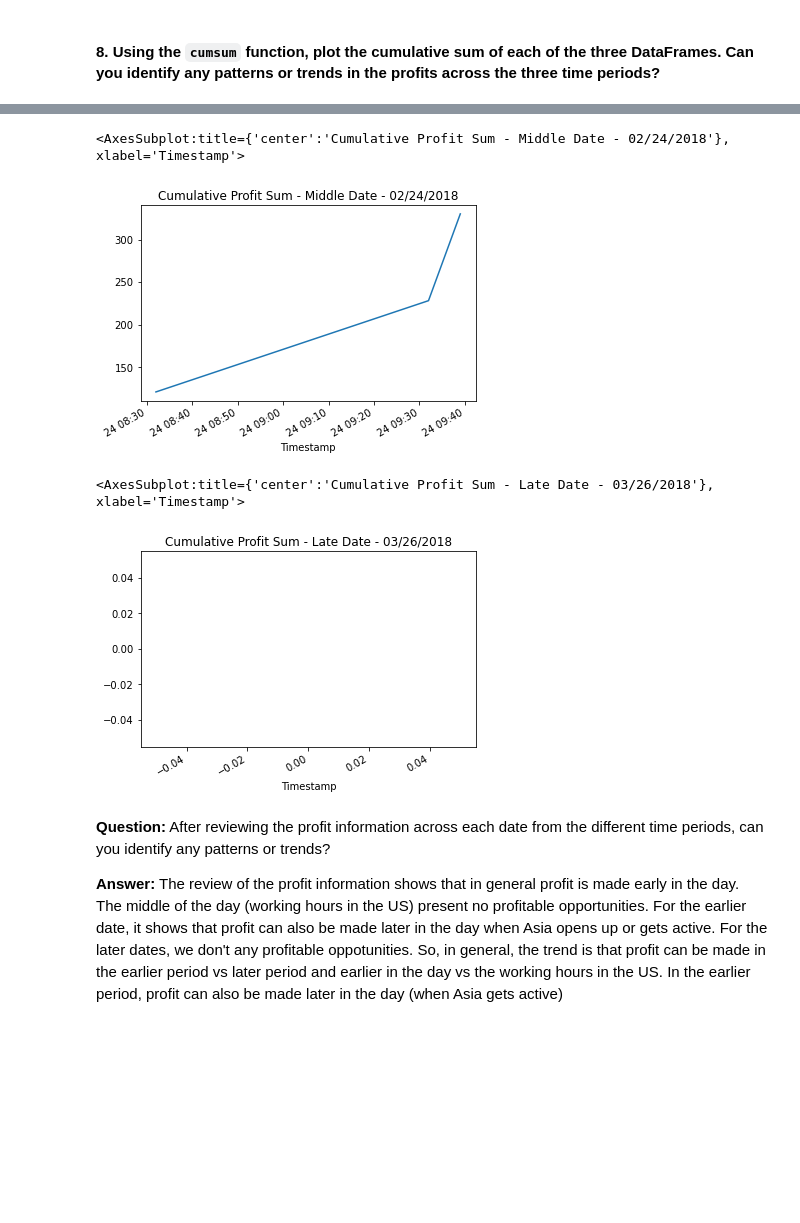
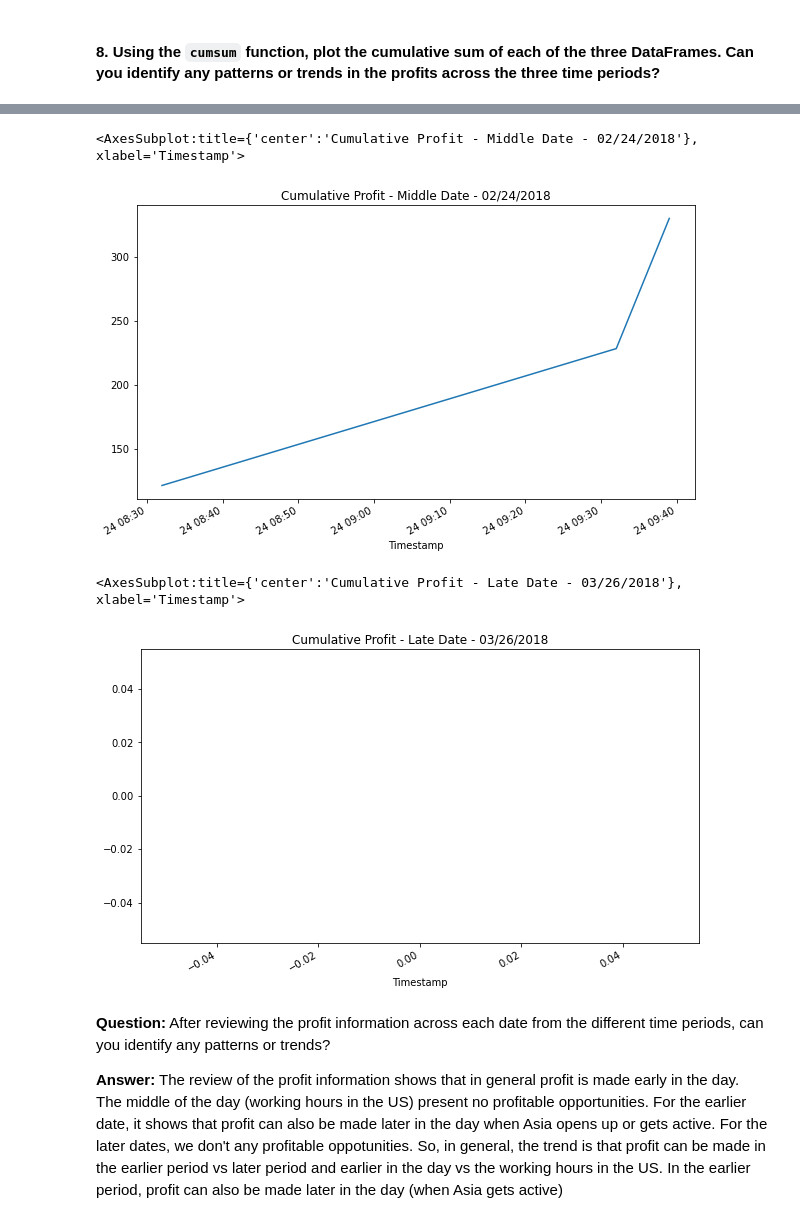
Before and after one commit to sangramsinghg/berkeley_fintech_module_3_challenge, a Jupyter notebook: crypto_arbitrage.ipynb, the cells around one changed output, grey strips where cells are left out. Drawn from its saved outputs; the diff is of its cells as text; code cells hidden in the pictures; blank space fills up the shorter version.

```diff
--- a/crypto_arbitrage.ipynb
+++ b/crypto_arbitrage.ipynb
@@ -1293,23 +1293,23 @@ cumulative_profit_middle = profit_per_trade_middle.cumsum()
 # calculate the total cumulative profit for arbitrage on the middle date
 # %%
 # Plot the cumulative sum of profits for the middle profit per trade DataFrame
-cumulative_profit_middle.plot(title="Cumulative Profit Sum - Middle Date - 02/24/2018")
+cumulative_profit_middle.plot(figsize=(10,6), title="Cumulative Profit - Middle Date - 02/24/2018")
 # The plot of the total cumulative profit on the middle date shows that profit is
 # made early in the day. There appears to be not much profitable aribtrage oppotunities during the working hours in the US.
 # %% [output]
-<AxesSubplot:title={'center':'Cumulative Profit Sum - Middle Date - 02/24/2018'}, xlabel='Timestamp'>
+<AxesSubplot:title={'center':'Cumulative Profit - Middle Date - 02/24/2018'}, xlabel='Timestamp'>
-[figure, old version]
+[figure, new version]
 # %%
 # Use the cumsum function to calculate the cumulative profits over time for the late profit per trade DataFrame
 cumulative_profit_late = profit_per_trade_late.cumsum()
 # calculate the total cumulative profit for arbitrage on the late date
 # %%
 # Plot the cumulative sum of profits for the late profit per trade DataFrame
-cumulative_profit_late.plot(title="Cumulative Profit Sum - Late Date - 03/26/2018")
+cumulative_profit_late.plot(figsize=(10,6), title="Cumulative Profit - Late Date - 03/26/2018")
 # The plot of the total cumulative profit on the late date shows that no profit is made
 # %% [output]
-<AxesSubplot:title={'center':'Cumulative Profit Sum - Late Date - 03/26/2018'}, xlabel='Timestamp'>
+<AxesSubplot:title={'center':'Cumulative Profit - Late Date - 03/26/2018'}, xlabel='Timestamp'>
-[figure, old version]
+[figure, new version]
 # %% [markdown]
 **Question:** After reviewing the profit information across each date from the different time periods, can you identify any patterns or trends?
 
```
Also changed, not shown: parts of 4 cells of this notebook, 4 other files.
